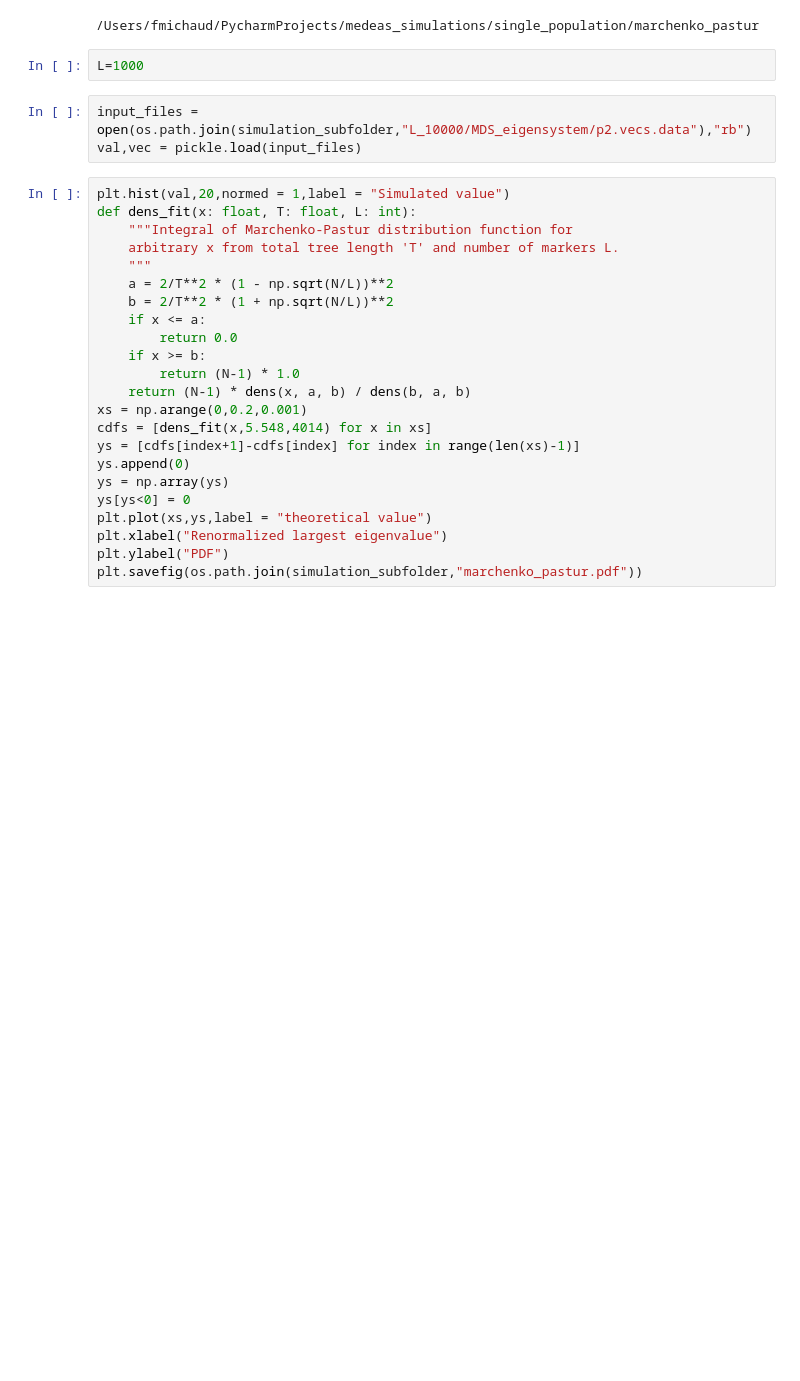
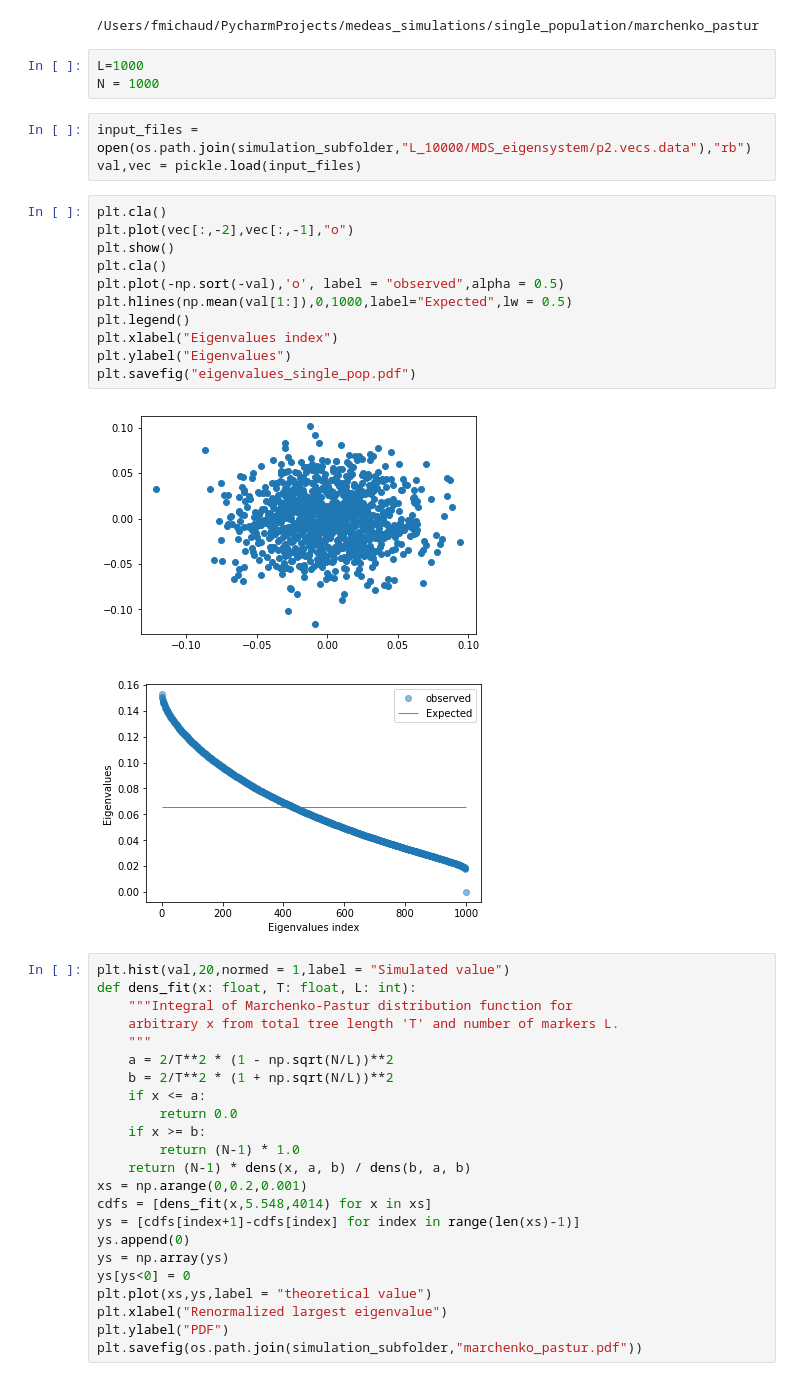
Before and after one commit to frederic-michaud/medeas_simulation, a Jupyter notebook: single_population/plot_marchenko_pastur.ipynb, the cells around one changed output. Drawn from its saved outputs; the diff is of its cells as text; blank space fills up the shorter version.

```diff
--- a/single_population/plot_marchenko_pastur.ipynb
+++ b/single_population/plot_marchenko_pastur.ipynb
@@ -16,9 +16,24 @@ print(simulation_subfolder)
 /Users/fmichaud/PycharmProjects/medeas_simulations/single_population/marchenko_pastur
 # %%
 L=1000
+N = 1000
 # %%
 input_files = open(os.path.join(simulation_subfolder,"L_10000/MDS_eigensystem/p2.vecs.data"),"rb")
 val,vec = pickle.load(input_files)
+# %%
+plt.cla()
+plt.plot(vec[:,-2],vec[:,-1],"o")
+plt.show()
+plt.cla()
+plt.plot(-np.sort(-val),'o', label = "observed",alpha = 0.5)
+plt.hlines(np.mean(val[1:]),0,1000,label="Expected",lw = 0.5)
+plt.legend()
+plt.xlabel("Eigenvalues index")
+plt.ylabel("Eigenvalues")
+plt.savefig("eigenvalues_single_pop.pdf")
+# %% [output]
+[figure, added]
+[figure, added]
 # %%
 plt.hist(val,20,normed = 1,label = "Simulated value")
 def dens_fit(x: float, T: float, L: int):
```
Also changed, not shown: parts of 4 cells of this notebook, 51 other files.
